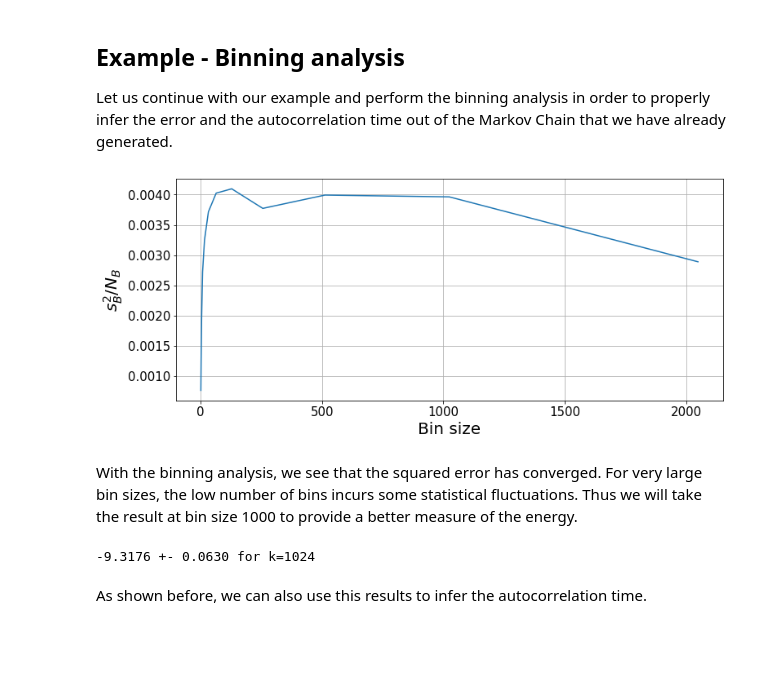
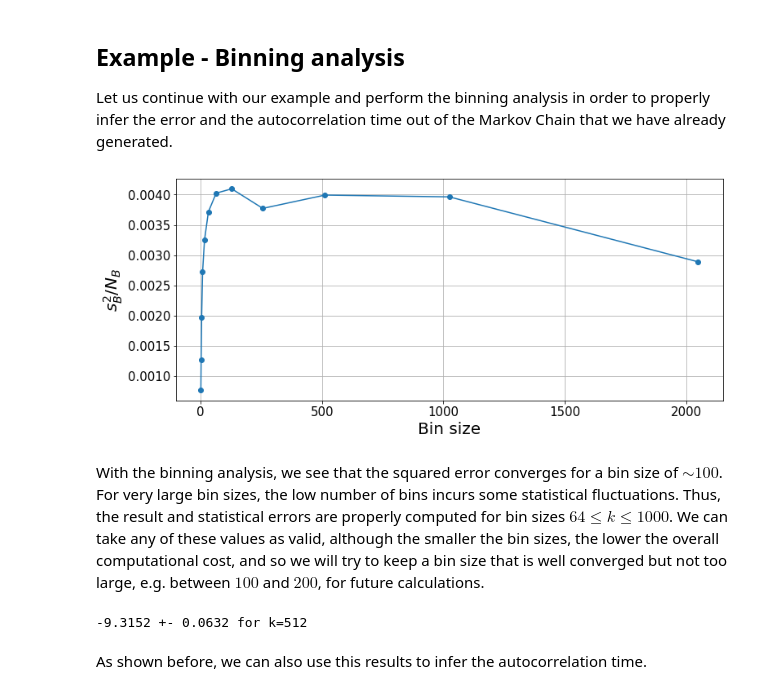
Before and after one commit to BorjaRequena/VMC_introduction, a Jupyter notebook: QMC_introduction.ipynb, the cells around one changed output. Saved outputs shown, nothing was run; the diff lists cells and outputs as text; code cells hidden in the pictures; blank space fills up the shorter version.

```diff
--- a/QMC_introduction.ipynb
+++ b/QMC_introduction.ipynb
@@ -58,12 +60,16 @@ We only need to choose a wave function ansatz. We will take the Restricted Boltz
 # %%
 class RBM:
-    """Super fast and cheap implementation of an RBM with complex weights"""
+    "Super fast and cheap implementation of an RBM with complex parameters."
     def __init__(self, n_visible, n_hidden):
         self.n_visible = n_visible
         self.n_hidden = n_hidden
-        b = np.random.randn(n_visible) + 1j*np.random.randn(n_visible)
-        c = np.random.randn(n_hidden) + 1j*np.random.random(n_hidden)
-        W = np.random.randn(n_hidden, n_visible) + 1j*np.random.randn(n_hidden,n_visible)
+        self.reset()
+
+    def reset(self):
+        "Reinitializes the parameters at random."
+        b = np.random.randn(self.n_visible) + 1j*np.random.randn(self.n_visible)
+        c = np.random.randn(self.n_hidden) + 1j*np.random.random(self.n_hidden)
+        W = np.random.randn(self.n_hidden, self.n_visible) + 1j*np.random.randn(self.n_hidden, self.n_visible)
         self.params = np.concatenate((b, c, W.ravel())) / 10
 
     @property
@@ -76,17 +82,17 @@ class RBM:
     def W(self): return np.reshape(self.params[self.n_visible+self.n_hidden:], (self.n_hidden, self.n_visible))
 
     def P(self, v):
-        """Probability amplitude of a visible state `v`"""
+        "Probability amplitude of a visible state `v`."
         return np.exp(np.conj(self.b) @ v)*np.prod(np.cosh(self.c + self.W @ v))
 
     def Pratio(self, v1, v2):
-        """Probability ratio between states - `v2` is the numerator.
-        `v2` must be a list of states and `v1` is a reference state."""
+        """Probability ratio between states `v2` and reference `v1`.
+        `v2` is a list of states and `v1` is a single reference state."""
         f1 = np.cosh(self.c + self.W @ v1)
         ratios = []
         for v in v2:
             f2 = np.cosh(self.c + self.W @ v)
-            log_diff = np.conj(self.b) @ (v-v1) + sum(np.log(f2/f1))
+            log_diff = np.conj(self.b) @ (v-v1) + sum(np.log(f2/f1)) # log of ratio (numerical stability)
             ratios.append(np.exp(log_diff))
         return ratios
 # %% [markdown]
@@ -101,14 +107,15 @@ psi = RBM(n_visible, n_hidden)
 With this, we define some functions to make our code more readable.
 # %%
 def local_energy(x, psi):
-    # Ising term
+    "Local energy of Ising spin model."
+    # Interaction term
     couplings = (x[:-1]==x[1:])*2-1
-    e_ising = J*sum(couplings)
+    e_interaction = J*sum(couplings)
 
     # Transverse field
     states_with_flip = [flip(x, i) for i in range(len(x))]
     e_field = B*sum(psi.Pratio(x, states_with_flip))
-    return e_ising + e_field
+    return e_interaction + e_field
 
 def flip(x, i):
     "flips i-th bit of x"
@@ -126,8 +133,8 @@ energies = []
 acceptance = 0
 for k in tqdm(range(n_samples)):
     # Sample new state
-    idx = np.random.randint(0, psi.n_visible, n_flips)
-    new_state = flip(state, idx)
+    spin_idx = np.random.randint(0, psi.n_visible, n_flips)
+    new_state = flip(state, spin_idx)
 
     if np.random.random() <= np.abs(psi.Pratio(state, [new_state]))**2:
         state = deepcopy(new_state)   # Accept new state
@@ -183,19 +190,19 @@ for k in ks:
     bin_avgs.append(bin_avg)
 # %%
 plt.figure(figsize=(12, 5))
-plt.plot(ks, np.array(errors)**2)
+plt.plot(ks, np.array(errors)**2, 'o-')
 plt.grid()
 plt.tick_params(labelsize=15)
 plt.ylabel(r"$s_B^2/N_B$", fontsize=20)
 plt.xlabel("Bin size", fontsize=20);
 # %% [output]
-[figure, old version]
+[figure, new version]
-# %% [markdown]
-With the binning analysis, we see that the squared error has converged. For very large bin sizes, the low number of bins incurs some statistical fluctuations. Thus we will take the result at bin size 1000 to provide a better measure of the energy.
+# %% [markdown]
+With the binning analysis, we see that the squared error converges for a bin size of $\sim100$. For very large bin sizes, the low number of bins incurs some statistical fluctuations. Thus, the result and statistical errors are properly computed for bin sizes $64\leq k\leq1000$. We can take any of these values as valid, although the smaller the bin sizes, the lower the overall computational cost, and so we will try to keep a bin size that is well converged but not too large, e.g. between $100$ and $200$, for future calculations.
 # %%
-print(f"{means[-2]:.4f} +- {errors[-2]:.4f} for k={ks[-2]}")
+print(f"{means[-3]:.4f} +- {errors[-3]:.4f} for k={ks[-3]}")
 # %% [output]
--9.3176 +- 0.0630 for k=1024
+-9.3152 +- 0.0632 for k=512
 # %% [markdown]
 As shown before, we can also use this results to infer the autocorrelation time.
 # %%
```
Also changed, not shown: parts of 21 cells of this notebook, 5 other files.
